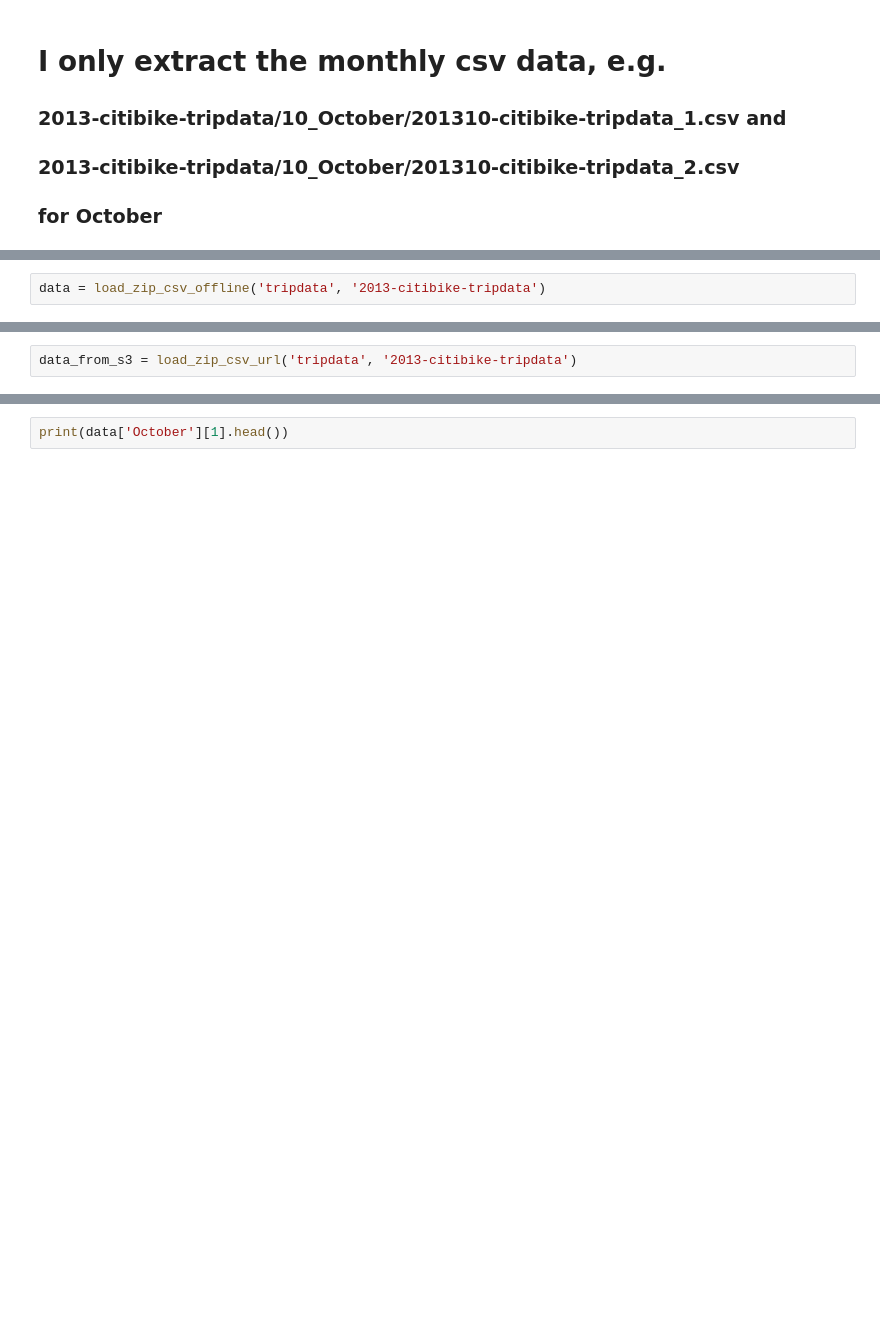
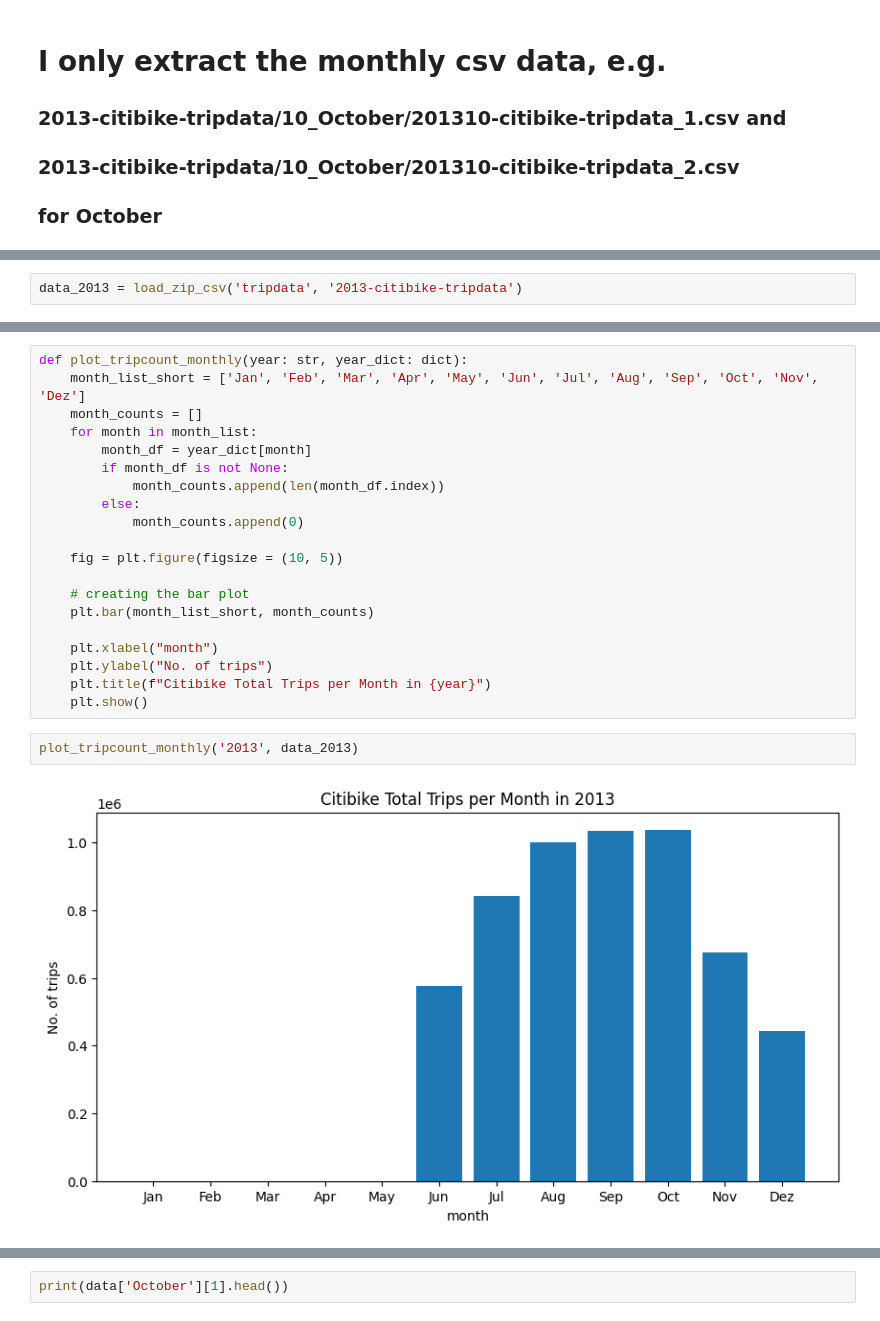
Before and after one commit to joris-de/coding-challenge-AXA, a Jupyter notebook: notebooks/Analysis.ipynb, the cells around one changed output, grey strips where cells are left out. Drawn from its saved outputs; the diff is of its cells as text; blank space fills up the shorter version.

Commit message:
Added simple plotting scripts, changed zip file processing a bit

```diff
--- a/notebooks/Analysis.ipynb
+++ b/notebooks/Analysis.ipynb
@@ -107,3 +176,3 @@ def load_zip_csv(bucket_name, file_name):
 # %%
-data = load_zip_csv_offline('tripdata', '2013-citibike-tripdata')
+data_2013 = load_zip_csv('tripdata', '2013-citibike-tripdata')
 # %% [output]
@@ -120,2 +216,24 @@ Processing ['2013-citibike-tripdata', '6_June', '201306-citibike-tripdata_1.csv'
 # %%
-data_from_s3 = load_zip_csv_url('tripdata', '2013-citibike-tripdata')
+def plot_tripcount_monthly(year: str, year_dict: dict):
+    month_list_short = ['Jan', 'Feb', 'Mar', 'Apr', 'May', 'Jun', 'Jul', 'Aug', 'Sep', 'Oct', 'Nov', 'Dez']
+    month_counts = []
+    for month in month_list:
+        month_df = year_dict[month]
+        if month_df is not None:
+            month_counts.append(len(month_df.index))
+        else:
+            month_counts.append(0)
+
+    fig = plt.figure(figsize = (10, 5))
+
+    # creating the bar plot
+    plt.bar(month_list_short, month_counts)
+
+    plt.xlabel("month")
+    plt.ylabel("No. of trips")
+    plt.title(f"Citibike Total Trips per Month in {year}")
+    plt.show()
+# %%
+plot_tripcount_monthly('2013', data_2013)
+# %% [output]
+[figure, added]
```
Also changed, not shown: parts of 17 cells of this notebook.
